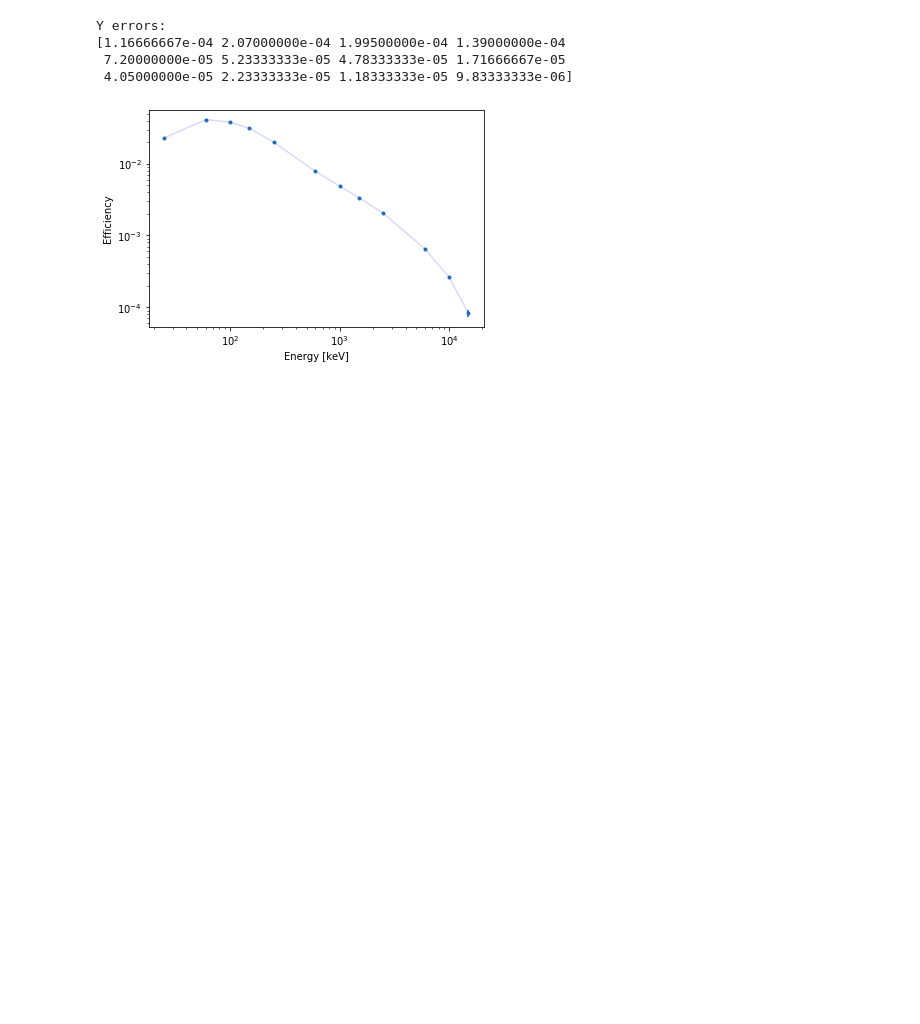
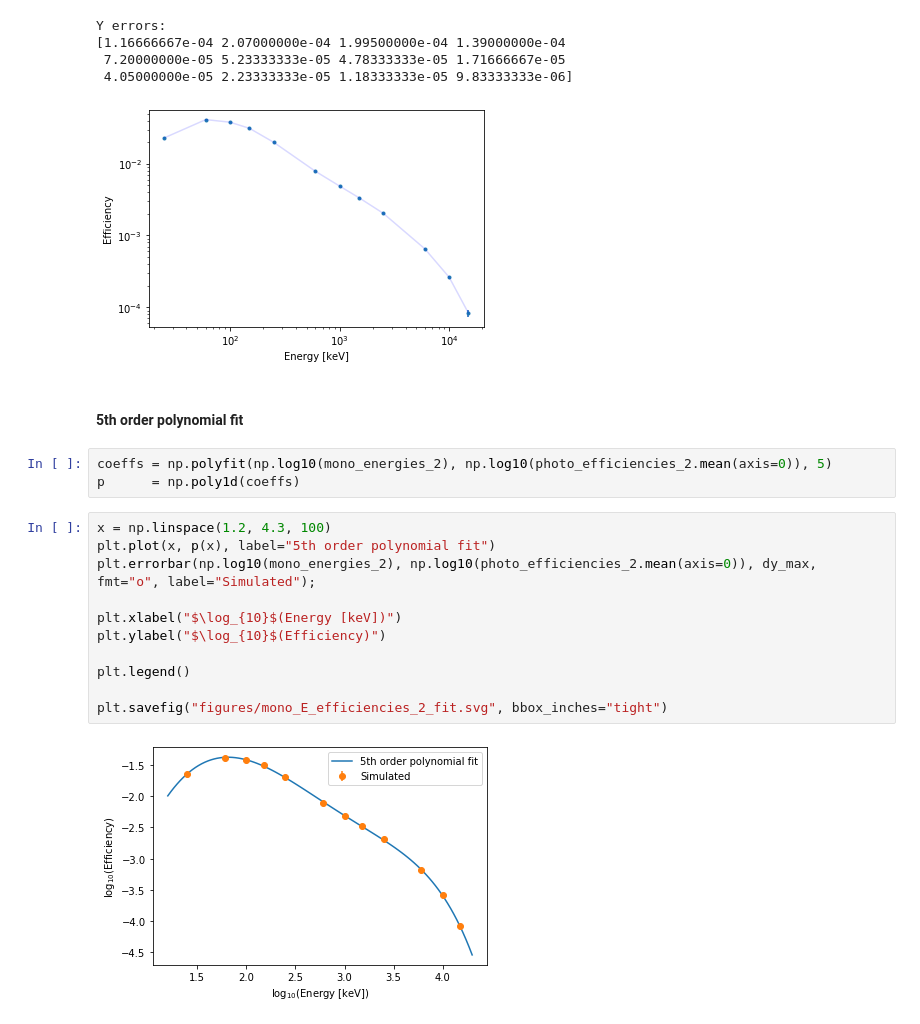
Before and after one commit to Balazzs/HPGECalorimeter, a Jupyter notebook: Analysis.ipynb, the cells around one changed output. Cells and saved outputs as stored; diff of their text form; blank space fills up the shorter version.

Commit message:
5th order polynomial fit

```diff
--- a/Analysis.ipynb
+++ b/Analysis.ipynb
@@ -736,3 +736,21 @@ Y errors:
  7.20000000e-05 5.23333333e-05 4.78333333e-05 1.71666667e-05
  4.05000000e-05 2.23333333e-05 1.18333333e-05 9.83333333e-06]
 [figure]
+# %% [markdown]
+#### 5th order polynomial fit
+# %%
+coeffs = np.polyfit(np.log10(mono_energies_2), np.log10(photo_efficiencies_2.mean(axis=0)), 5)
+p      = np.poly1d(coeffs)
+# %%
+x = np.linspace(1.2, 4.3, 100)
+plt.plot(x, p(x), label="5th order polynomial fit")
+plt.errorbar(np.log10(mono_energies_2), np.log10(photo_efficiencies_2.mean(axis=0)), dy_max, fmt="o", label="Simulated");
+
+plt.xlabel("$\log_{10}$(Energy [keV])")
+plt.ylabel("$\log_{10}$(Efficiency)")
+
+plt.legend()
+
+plt.savefig("figures/mono_E_efficiencies_2_fit.svg", bbox_inches="tight")
+# %% [output]
+[figure, added]
```
Also changed, not shown: 1 other file.
